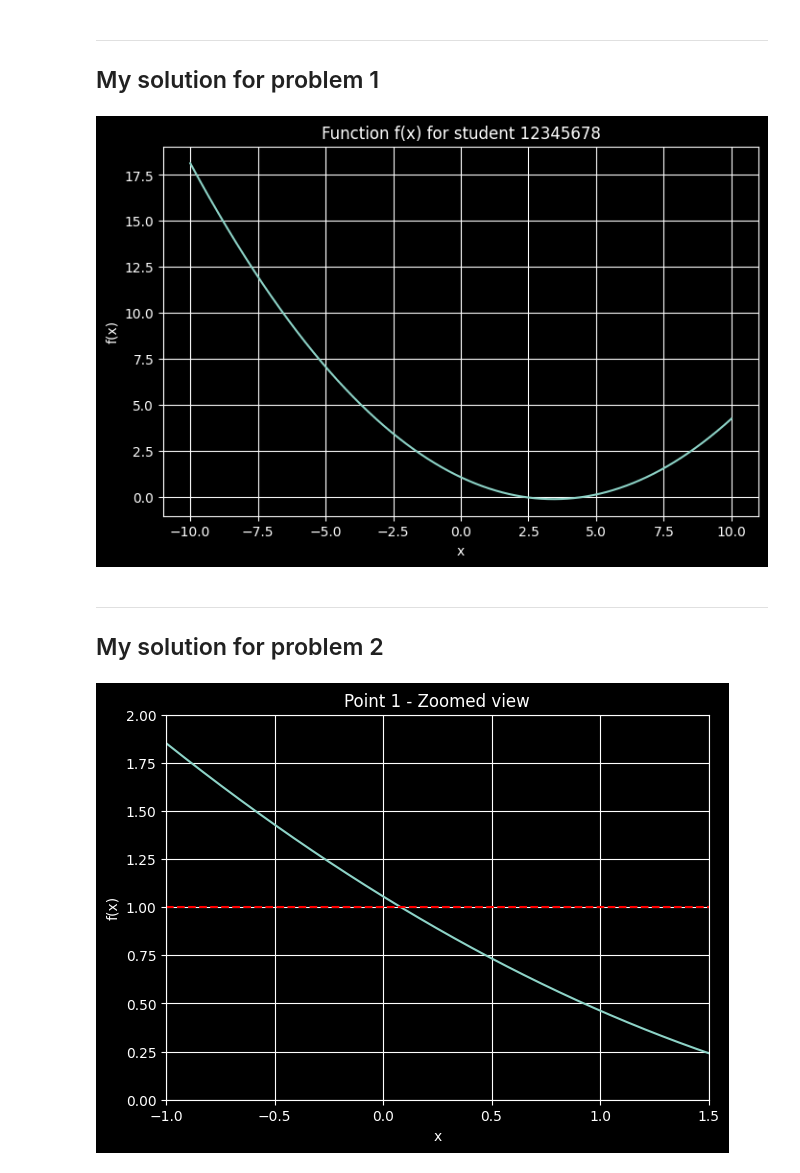
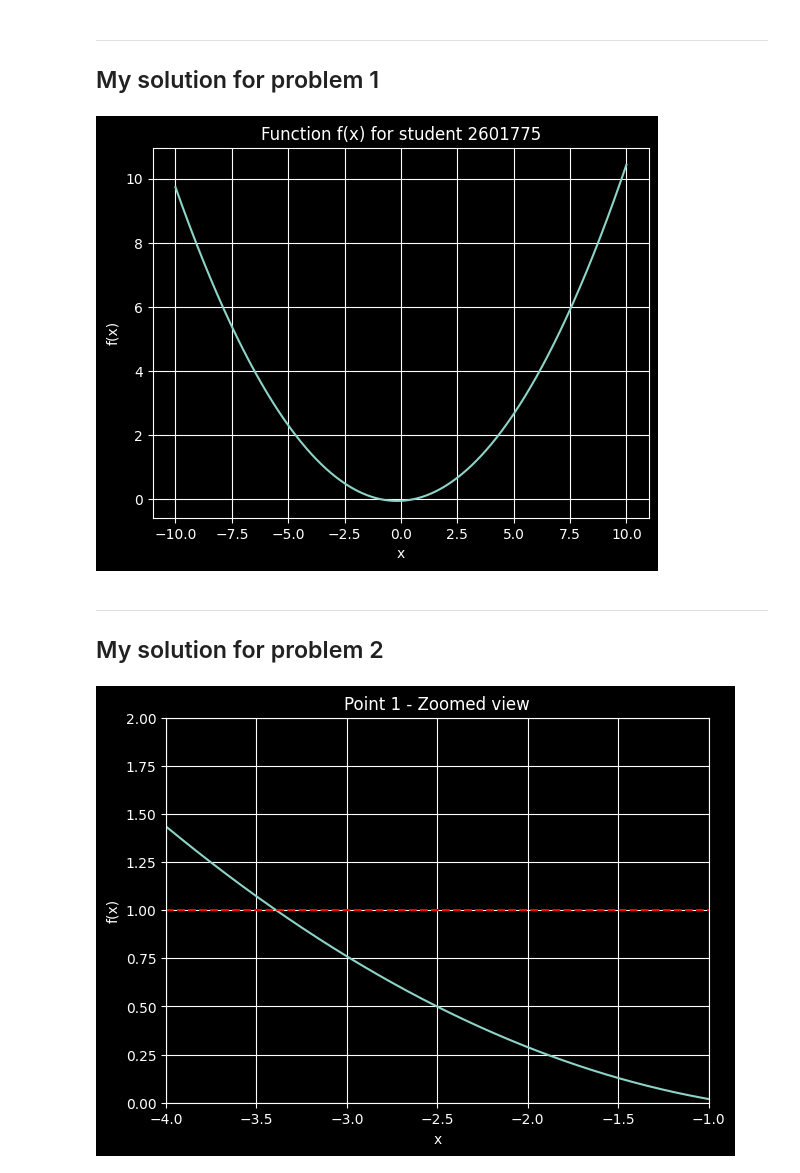
Before and after one commit to amirmaroufian/metropolia-mathematics-python-labs, a Jupyter notebook: Lab 01 My solutions.ipynb, the cells around one changed output. Drawn from its saved outputs; the diff is of its cells as text; code cells hidden in the pictures.

Commit message:
add correct student ID

```diff
--- a/Lab 01 My solutions.ipynb
+++ b/Lab 01 My solutions.ipynb
@@ -8,7 +8,7 @@ Metropolia University of Applied Sciences
 ## Setup
 # %%
 name = "Salahaddin Maroufyan" # Write your name between the parenthesis
-student_id = 12345678 # Change your student ID here
+student_id = 2601775 # Change your student ID here
 date_returned = "31.03.2026" # Write the date returned between the parenthesis
 # %%
 from IPython.display import Markdown, display # IPython.display is used to display Markdown text in Jupyter notebooks
@@ -21,25 +21,22 @@ import labx as mx # Remember to download labx module from OMA assignment !!!
 # %%
 x = np.arange(-10, 10, 0.001)
 y = mx.lab_1_problem_1(x, student_id)
 
-plt.figure(figsize=(8,5))
 plt.plot(x, y)
-
 plt.title(f"Function f(x) for student {student_id}")
 plt.xlabel("x")
 plt.ylabel("f(x)")
-
 plt.grid(True)
 plt.show()
 # %% [output]
-[figure, old version]
+[figure, new version]
 # %% [markdown]
 ---
 ## My solution for problem 2
 # %%
 plt.figure(figsize=(7,5))
 plt.plot(x, y)
-plt.xlim(-1, 1.5)
+plt.xlim(-4, -1)
 plt.ylim(0, 2)
 plt.axhline(y=1, color='r', linestyle='--')
 plt.xlabel("x")
@@ -48,7 +45,7 @@ plt.title("Point 1 - Zoomed view")
 plt.grid(True)
 plt.show()
 # %% [output]
-[figure, old version]
+[figure, new version]
 # %%
 plt.figure(figsize=(7,5))
 plt.plot(x, y)
```
Also changed, not shown: parts of 2 cells of this notebook, 1 other file.
